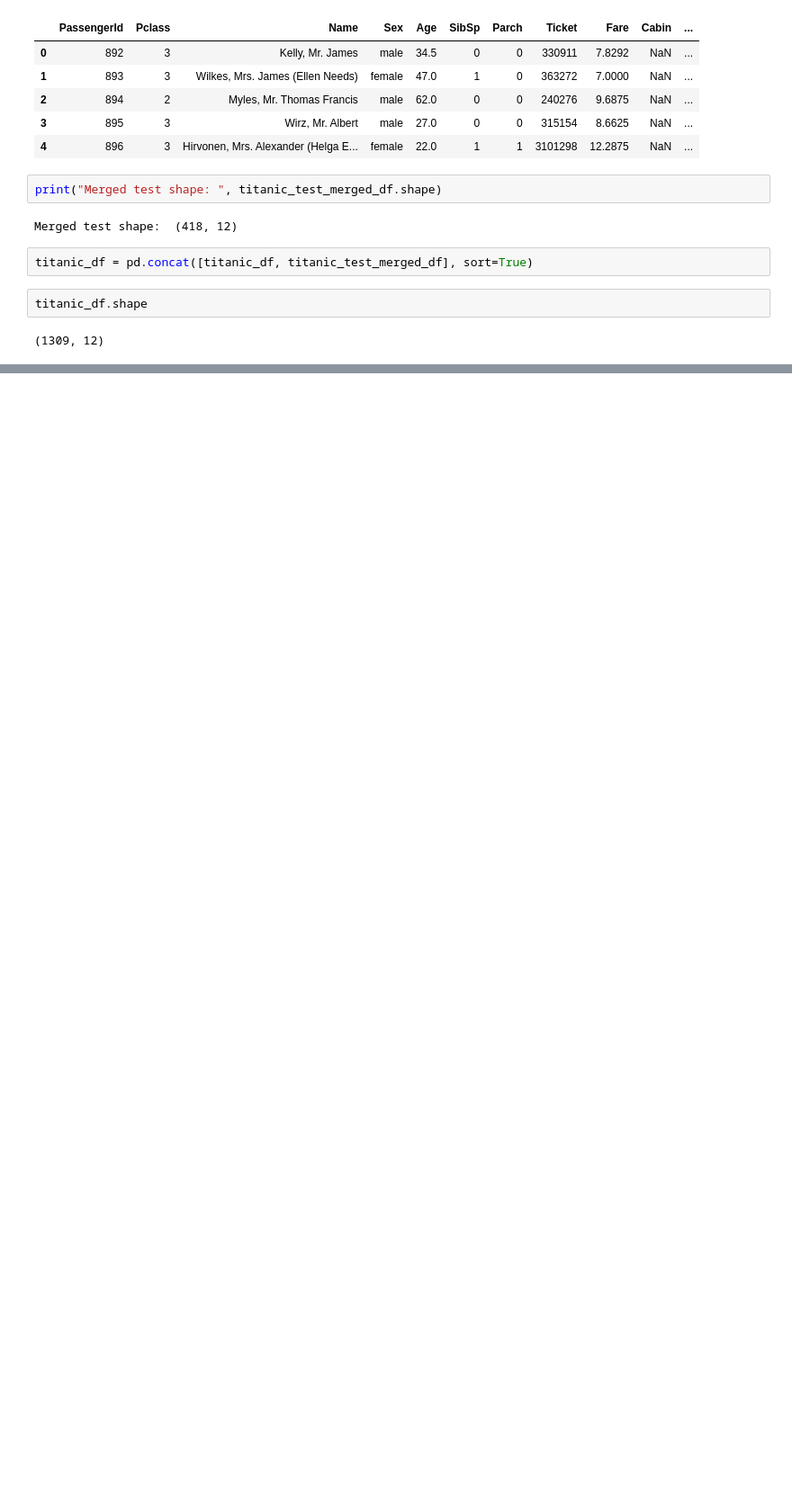
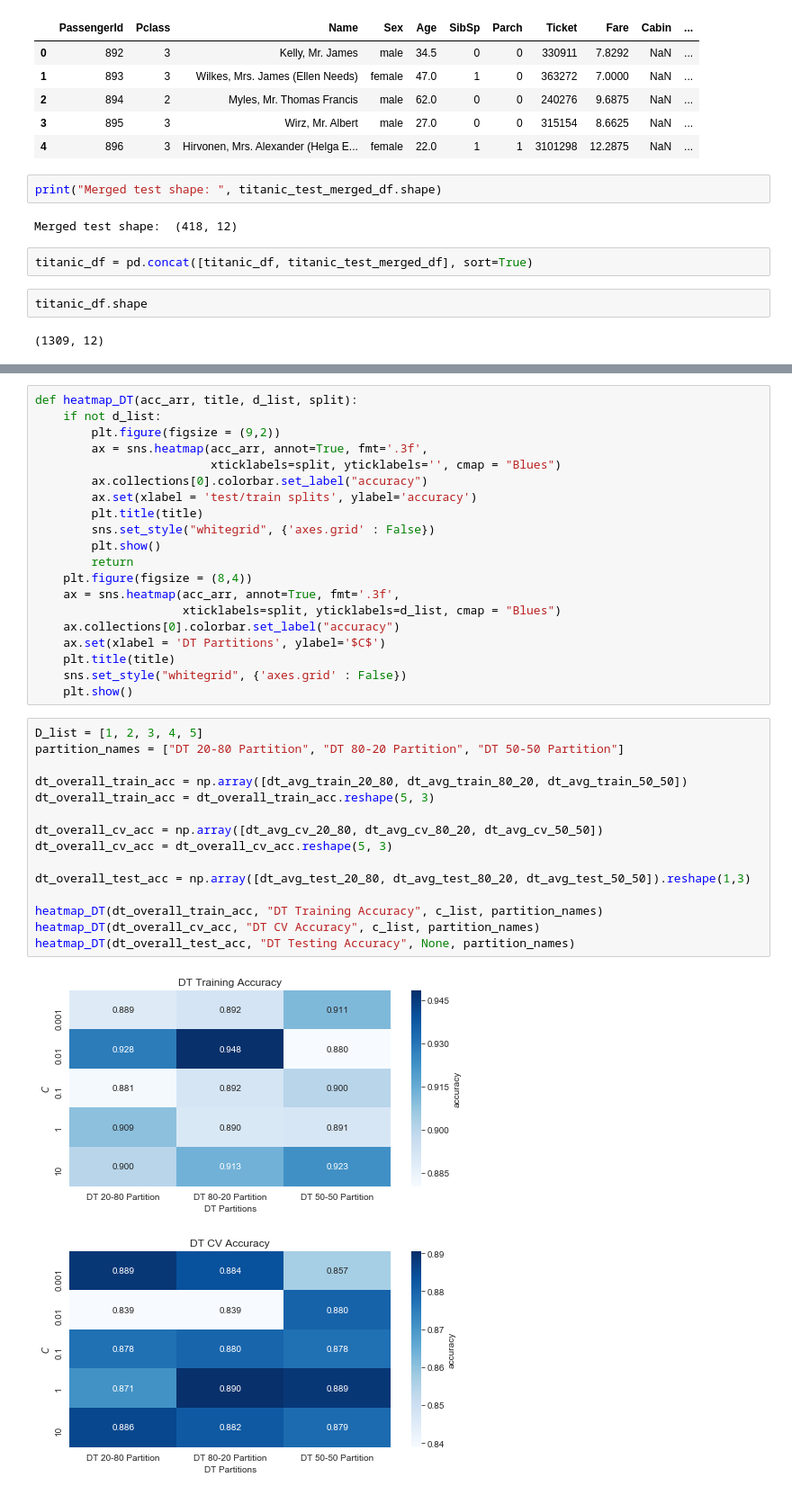
Before and after one commit to Georgepu1/Final_Proj_Supervised_ML, a Jupyter notebook: 4_Titanic_Survival.ipynb, the cells around one changed output, grey strips where cells are left out. Shown: that part at 90% size. Drawn from its saved outputs; the diff is of its cells as text; blank space fills up the shorter version.

```diff
--- a/4_Titanic_Survival.ipynb
+++ b/4_Titanic_Survival.ipynb
@@ -51,0 +681,38 @@ titanic_df.shape
+# %%
+def heatmap_DT(acc_arr, title, d_list, split):
+    if not d_list:
+        plt.figure(figsize = (9,2))
+        ax = sns.heatmap(acc_arr, annot=True, fmt='.3f',
+                         xticklabels=split, yticklabels='', cmap = "Blues")
+        ax.collections[0].colorbar.set_label("accuracy")
+        ax.set(xlabel = 'test/train splits', ylabel='accuracy')
+        plt.title(title)
+        sns.set_style("whitegrid", {'axes.grid' : False})
+        plt.show()
+        return
+    plt.figure(figsize = (8,4))
+    ax = sns.heatmap(acc_arr, annot=True, fmt='.3f',
+                     xticklabels=split, yticklabels=d_list, cmap = "Blues")
+    ax.collections[0].colorbar.set_label("accuracy")
+    ax.set(xlabel = 'DT Partitions', ylabel='$C$')
+    plt.title(title)
+    sns.set_style("whitegrid", {'axes.grid' : False})
+    plt.show()
+# %%
+D_list = [1, 2, 3, 4, 5]
+partition_names = ["DT 20-80 Partition", "DT 80-20 Partition", "DT 50-50 Partition"]
+
+dt_overall_train_acc = np.array([dt_avg_train_20_80, dt_avg_train_80_20, dt_avg_train_50_50])
+dt_overall_train_acc = dt_overall_train_acc.reshape(5, 3)
+
+dt_overall_cv_acc = np.array([dt_avg_cv_20_80, dt_avg_cv_80_20, dt_avg_cv_50_50])
+dt_overall_cv_acc = dt_overall_cv_acc.reshape(5, 3)
+
+dt_overall_test_acc = np.array([dt_avg_test_20_80, dt_avg_test_80_20, dt_avg_test_50_50]).reshape(1,3)
+
+heatmap_DT(dt_overall_train_acc, "DT Training Accuracy", c_list, partition_names)
+heatmap_DT(dt_overall_cv_acc, "DT CV Accuracy", c_list, partition_names)
+heatmap_DT(dt_overall_test_acc, "DT Testing Accuracy", None, partition_names)
+# %% [output]
+[figure, added]
+[figure, added]
```
Also changed, not shown: parts of 46 cells of this notebook, 5 other files.
